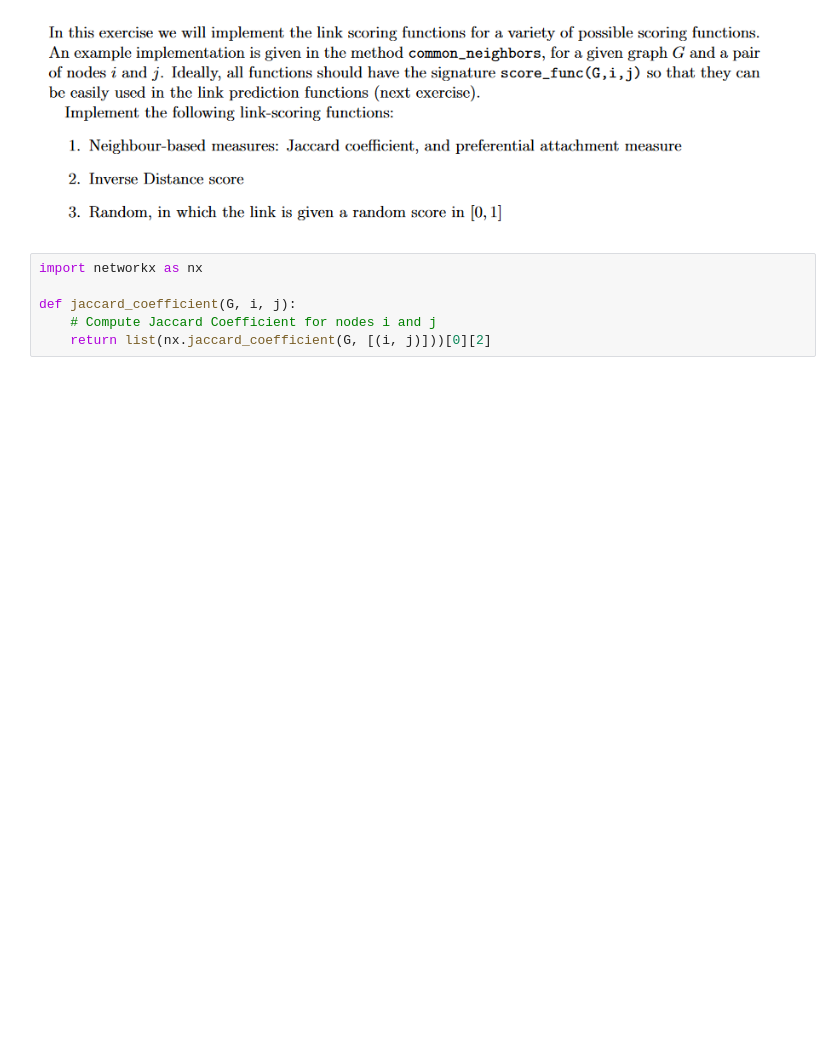
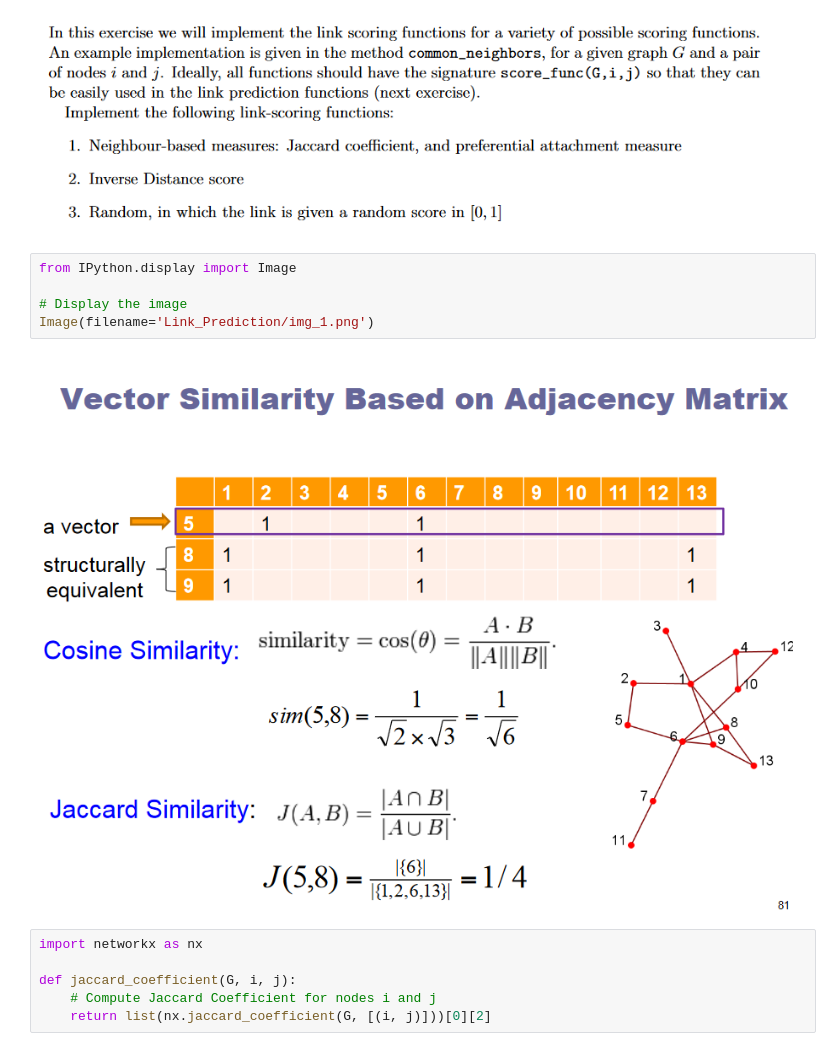
Before and after one commit to abuhmhai/Link_Prediction, a Jupyter notebook: link_prediction_lab.ipynb, the cells around one changed output. Drawn from its saved outputs; the diff is of its cells as text; blank space fills up the shorter version.

```diff
--- a/link_prediction_lab.ipynb
+++ b/link_prediction_lab.ipynb
@@ -87,6 +86,13 @@ from IPython.display import Image
 Image(filename='Link_Prediction/img.png')
 # %% [output]
 [figure]
+# %%
+from IPython.display import Image
+
+# Display the image
+Image(filename='Link_Prediction/img_1.png')
+# %% [output]
+[figure, added]
 # %%
 import networkx as nx
 
```
Also changed, not shown: parts of 1 cell of this notebook.
